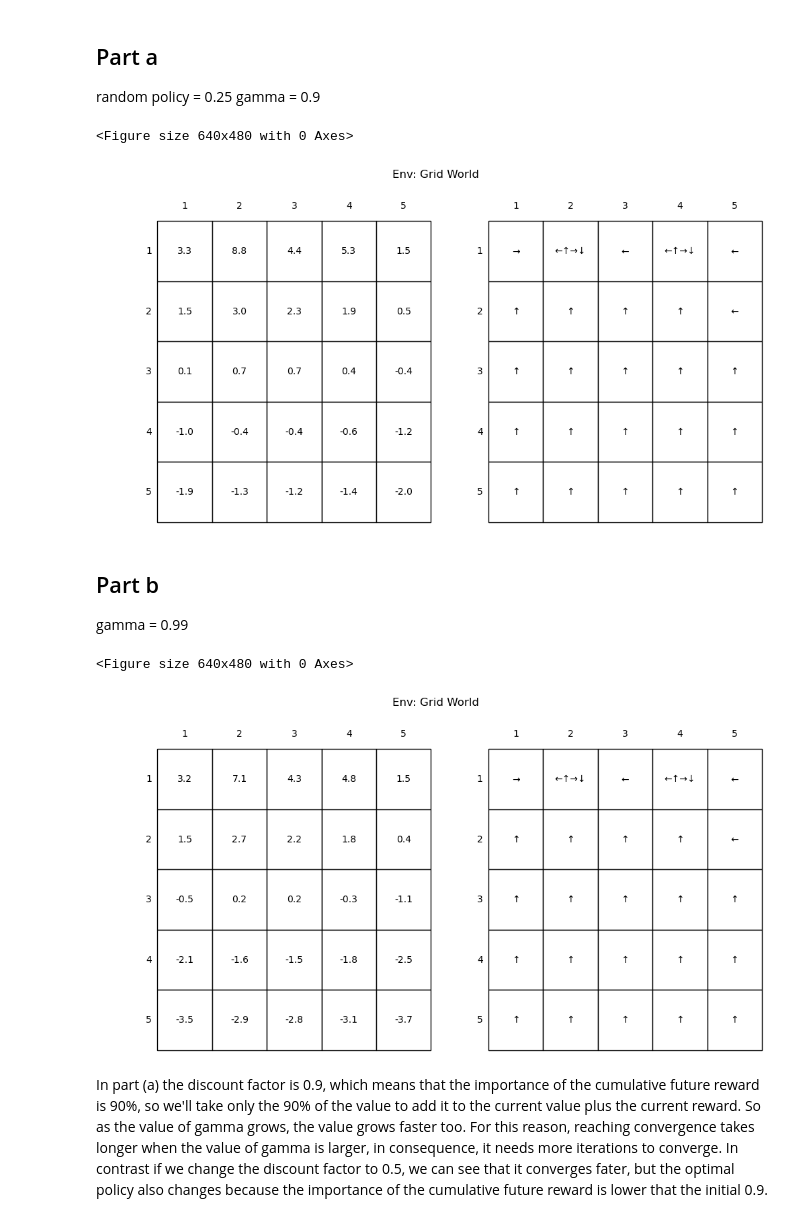
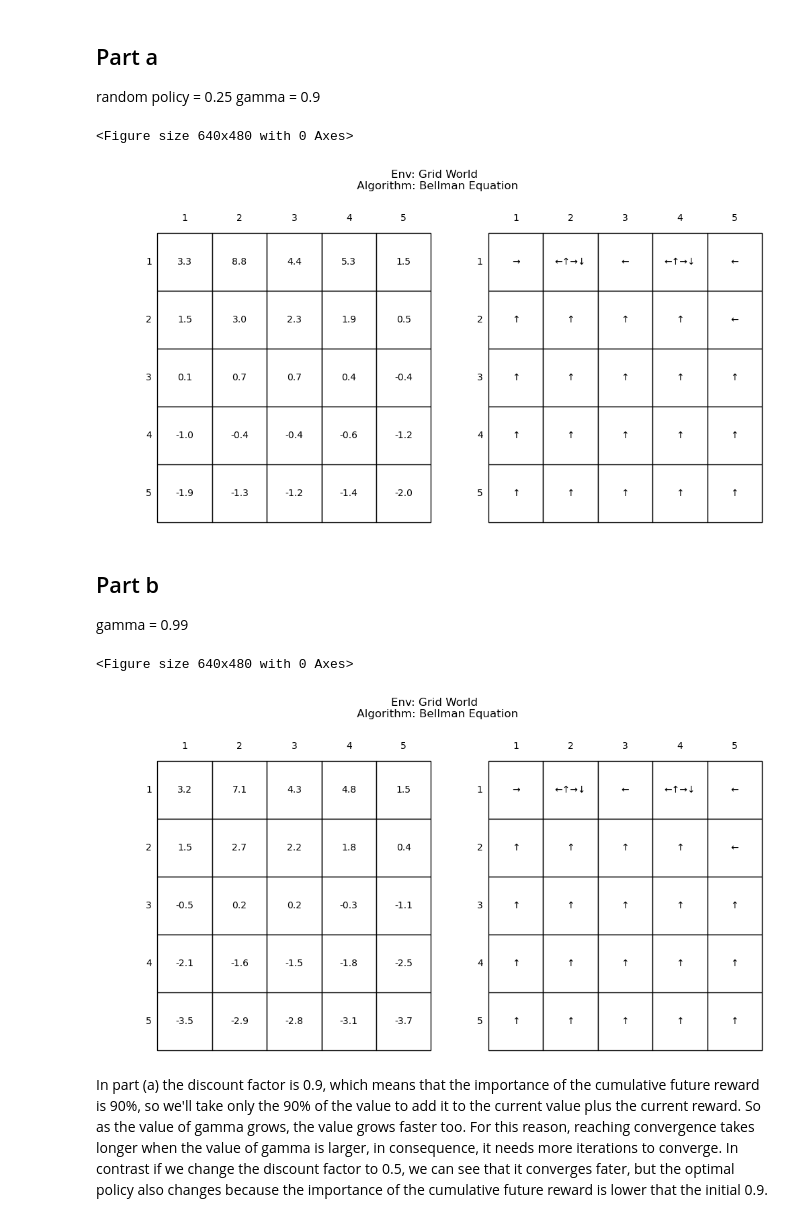
Before and after one commit to ArianaVillegas/ECE495-595, a Jupyter notebook: hw3.ipynb, the cells around one changed output. Cells and saved outputs as stored; diff of their text form; code cells hidden in the pictures.

```diff
--- a/hw3.ipynb
+++ b/hw3.ipynb
@@ -35,25 +27,26 @@ ACTIONS_FIGS = ['←', '↑', '→', '↓']
 # %% [markdown]
 ![Screen%20Shot%202022-09-26%20at%207.18.50%20PM.png](attachment:Screen%20Shot%202022-09-26%20at%207.18.50%20PM.png)
 # %%
-env = GridWorld(WORLD_SIZE, A_POS, A_PRIME_POS, B_POS, B_PRIME_POS)
-tester = Tester(WORLD_SIZE, ACTIONS, ACTION_PROB, ACTIONS_FIGS, env)
+env = GridWorld(WORLD_SIZE, A_POS, A_PRIME_POS, B_POS, B_PRIME_POS, ACTION_PROB)
+tester = Tester(env)
 # %% [markdown]
 ## Part a
 random policy = 0.25
 gamma = 0.9
 # %%
-tester.test_grid_world(iterative=False, Policy=Bellman, gamma=0.9)
+algo = BellmanEquation(env)
+tester.test(algo, gamma=0.9)
 # %% [output]
 <Figure size 640x480 with 0 Axes>
-[figure, old version]
+[figure, new version]
 # %% [markdown]
 ## Part b
 gamma = 0.99
 # %%
-tester.test_grid_world(iterative=False, Policy=Bellman, gamma=0.99)
+tester.test(algo, gamma=0.99)
 # %% [output]
 <Figure size 640x480 with 0 Axes>
-[figure, old version]
+[figure, new version]
 # %% [markdown]
 In part (a) the discount factor is 0.9, which means that the importance of the cumulative future reward is 90%, so we'll take only the 90% of the value to add it to the current value plus the current reward. So as the value of gamma grows, the value grows faster too. For this reason, reaching convergence takes longer when the value of gamma is larger, in consequence, it needs more iterations to converge. In contrast if we change the discount factor to 0.5, we can see that it converges fater, but the optimal policy also changes because the importance of the cumulative future reward is lower that the initial 0.9.
 # %% [markdown]
```
Also changed, not shown: parts of 4 cells of this notebook, 8 other files.
